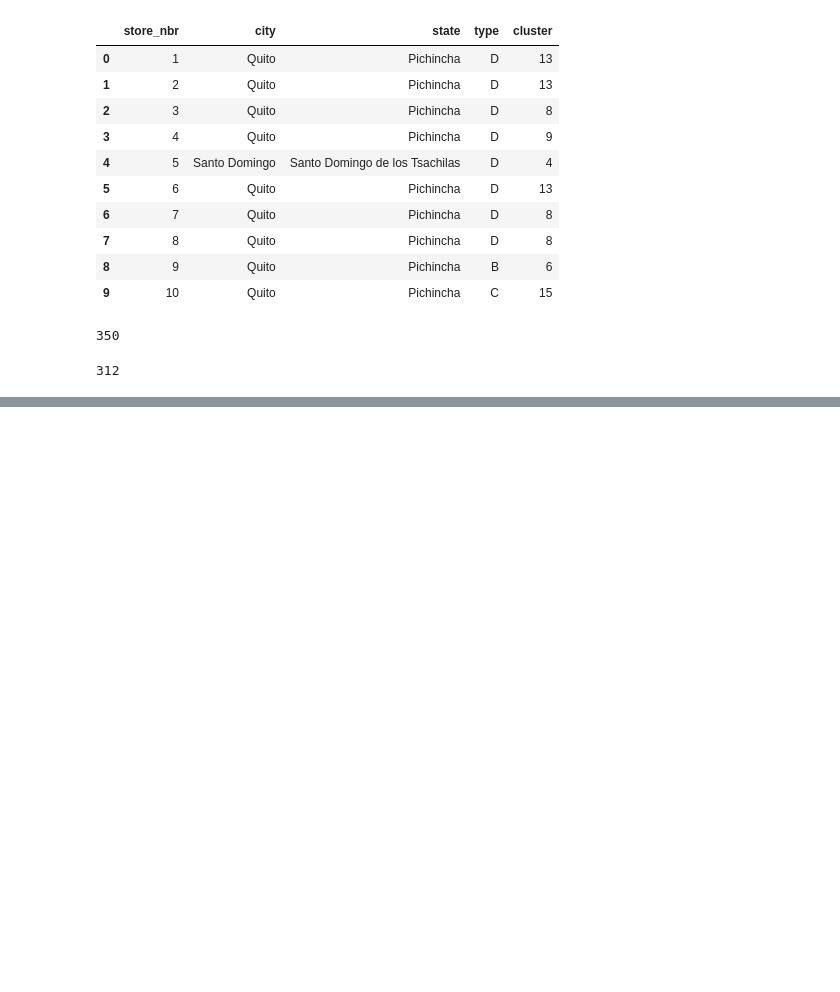
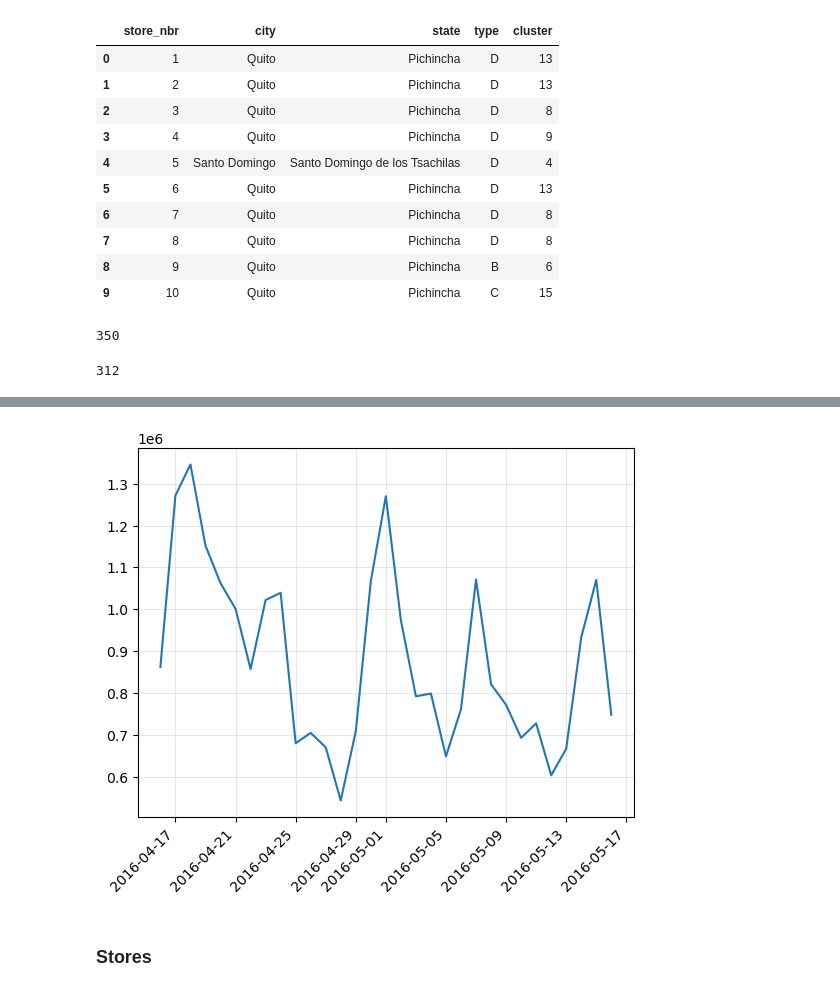
Before and after one commit to mrklipinsk-sys/ML-pracitites-, a Jupyter notebook: Store_Time_Series_Forecasting/notebook/store_sales.ipynb, the cells around one changed output, grey strips where cells are left out. Saved outputs shown, nothing was run; the diff lists cells and outputs as text; code cells hidden in the pictures; blank space fills up the shorter version.

```diff
--- a/Store_Time_Series_Forecasting/notebook/store_sales.ipynb
+++ b/Store_Time_Series_Forecasting/notebook/store_sales.ipynb
@@ -601,0 +597,4 @@ duplicated
+# %%
+EQ_data = holiday_data[holiday_data['description'].str.contains("Terremoto")]
+EQ_data['date'] = pd.to_datetime(EQ_data['date'])
+EQ_data
@@ -601,0 +619,3 @@ duplicated
+# %%
+EQ_range = pd.date_range(start=EQ_data['date'].min(), end=EQ_data['date'].max())
+EQ_range
@@ -601,0 +632,10 @@ duplicated
+# %%
+EQ_sales = daily_sales[daily_sales['date'].isin(EQ_range)]
+plt.plot(EQ_sales['date'], EQ_sales['sales'])
+plt.xticks(rotation=45, ha='right')
+plt.grid(True, alpha=0.3)
+plt.show()
+# %% [output]
+[figure, added]
+# %% [markdown]
+### Stores
```
Also changed, not shown: parts of 47 cells of this notebook, 1 other file.
